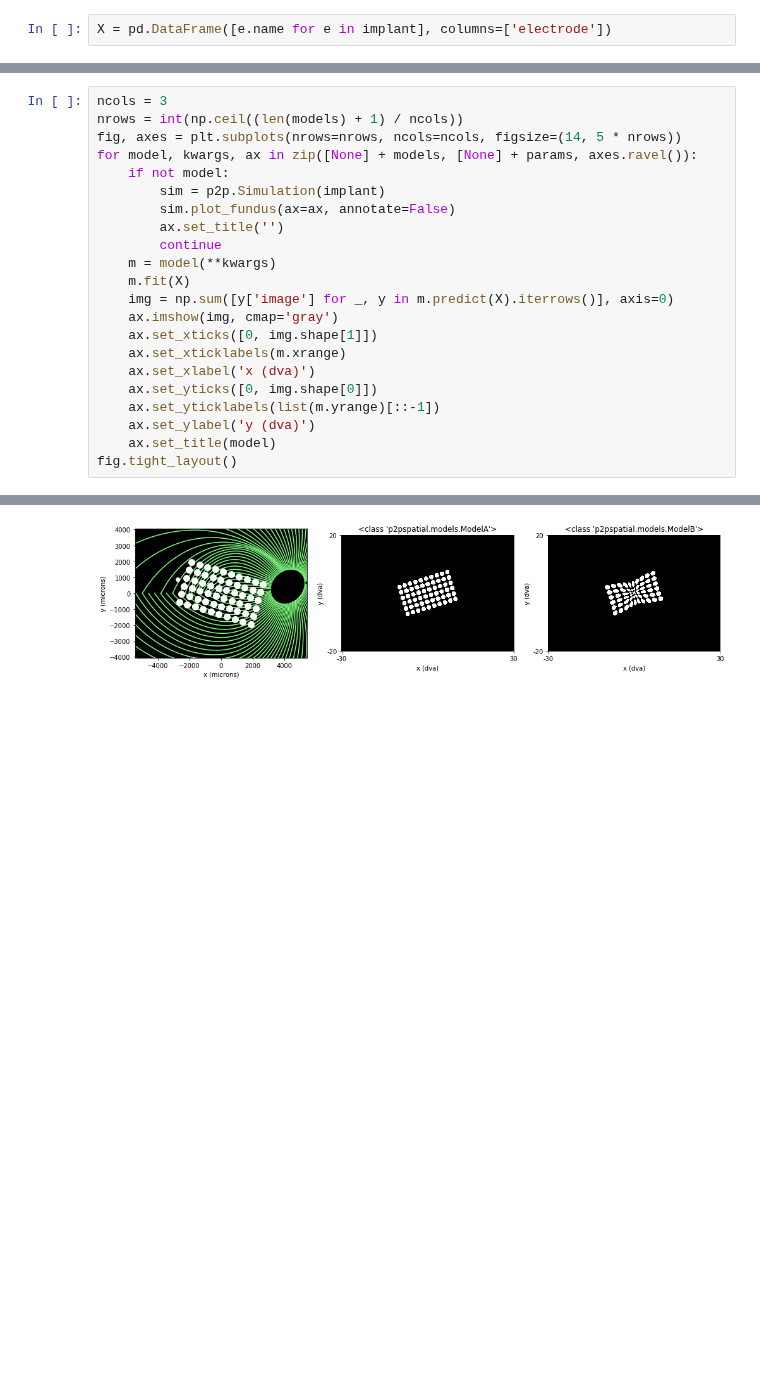
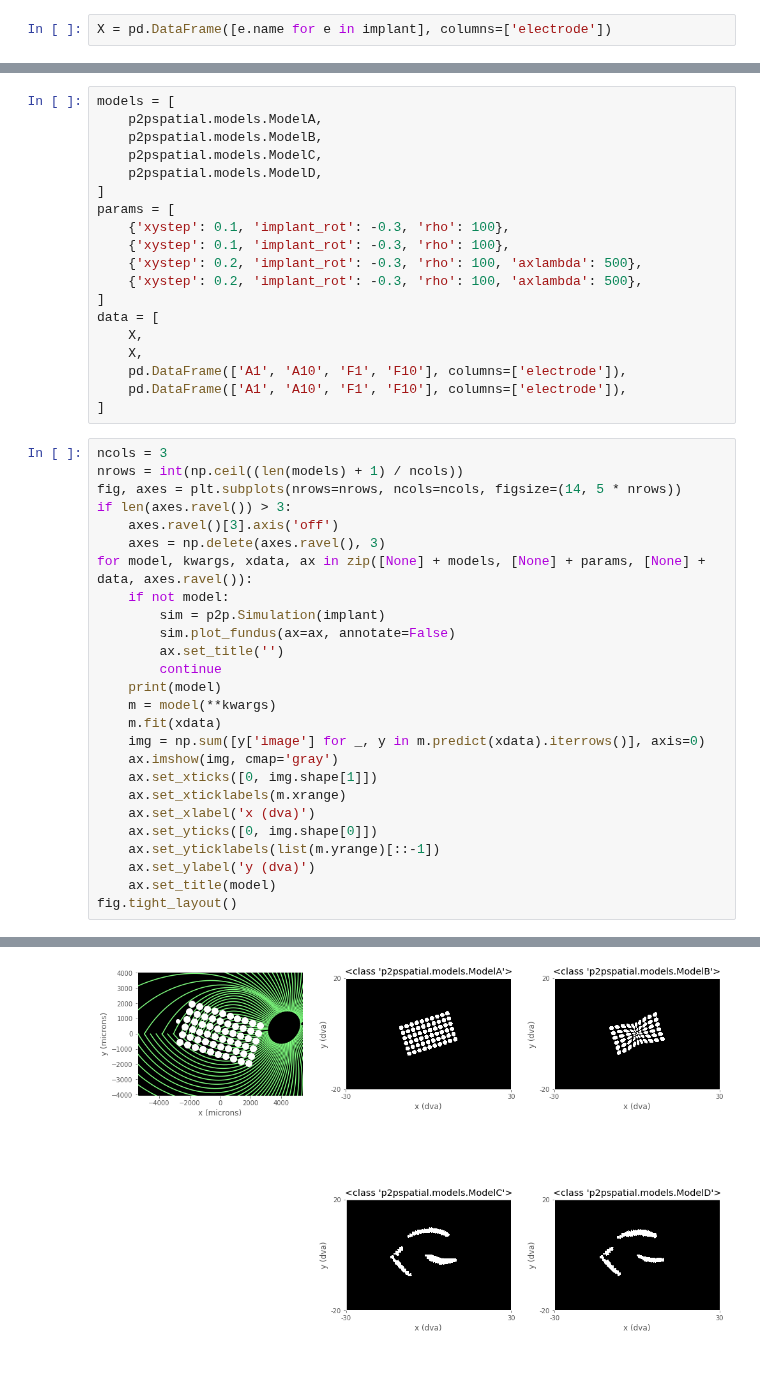
Before and after one commit to VisCog/ArgusShapes, a Jupyter notebook: examples/notebooks/showcase-models.ipynb, the cells around one changed output, grey strips where cells are left out. Cells and saved outputs as stored; diff of their text form; blank space fills up the shorter version.

Commit message:
add plot-crossval-loss

```diff
--- a/examples/notebooks/showcase-models.ipynb
+++ b/examples/notebooks/showcase-models.ipynb
@@ -24,16 +15,39 @@ params = [
+# %%
+models = [
+    p2pspatial.models.ModelA,
+    p2pspatial.models.ModelB,
+    p2pspatial.models.ModelC,
+    p2pspatial.models.ModelD,
+]
+params = [
+    {'xystep': 0.1, 'implant_rot': -0.3, 'rho': 100},
+    {'xystep': 0.1, 'implant_rot': -0.3, 'rho': 100},
+    {'xystep': 0.2, 'implant_rot': -0.3, 'rho': 100, 'axlambda': 500},
+    {'xystep': 0.2, 'implant_rot': -0.3, 'rho': 100, 'axlambda': 500},
+]
+data = [
+    X,
+    X,
+    pd.DataFrame(['A1', 'A10', 'F1', 'F10'], columns=['electrode']),
+    pd.DataFrame(['A1', 'A10', 'F1', 'F10'], columns=['electrode']),
+]
 # %%
 ncols = 3
 nrows = int(np.ceil((len(models) + 1) / ncols))
 fig, axes = plt.subplots(nrows=nrows, ncols=ncols, figsize=(14, 5 * nrows))
-for model, kwargs, ax in zip([None] + models, [None] + params, axes.ravel()):
+if len(axes.ravel()) > 3:
+    axes.ravel()[3].axis('off')
+    axes = np.delete(axes.ravel(), 3)
+for model, kwargs, xdata, ax in zip([None] + models, [None] + params, [None] + data, axes.ravel()):
     if not model:
         sim = p2p.Simulation(implant)
         sim.plot_fundus(ax=ax, annotate=False)
         ax.set_title('')
         continue
+    print(model)
     m = model(**kwargs)
-    m.fit(X)
-    img = np.sum([y['image'] for _, y in m.predict(X).iterrows()], axis=0)
+    m.fit(xdata)
+    img = np.sum([y['image'] for _, y in m.predict(xdata).iterrows()], axis=0)
     ax.imshow(img, cmap='gray')
     ax.set_xticks([0, img.shape[1]])
     ax.set_xticklabels(m.xrange)
@@ -47 +65 @@ fig.tight_layout()
-[figure, old version]
+[figure, new version]
```
Also changed, not shown: parts of 5 cells of this notebook, 10 other files.
